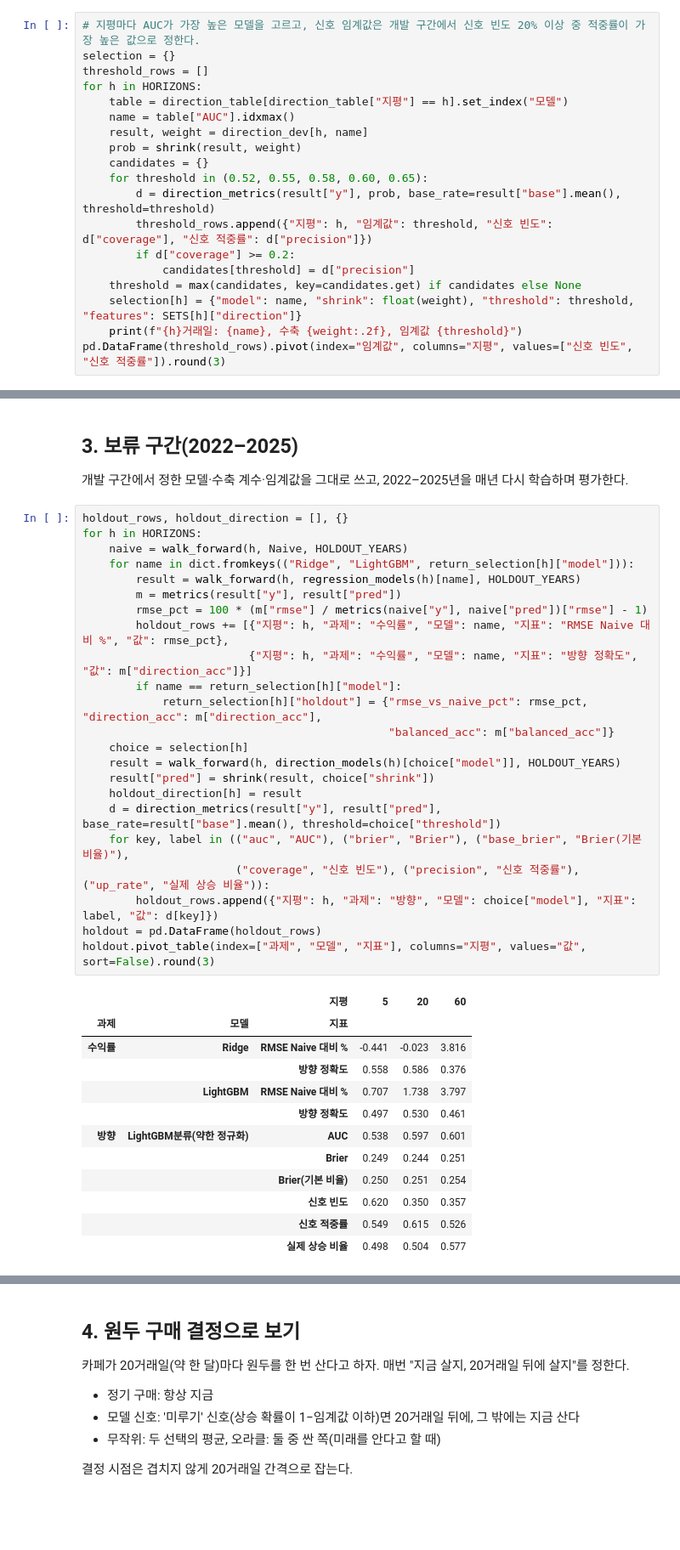
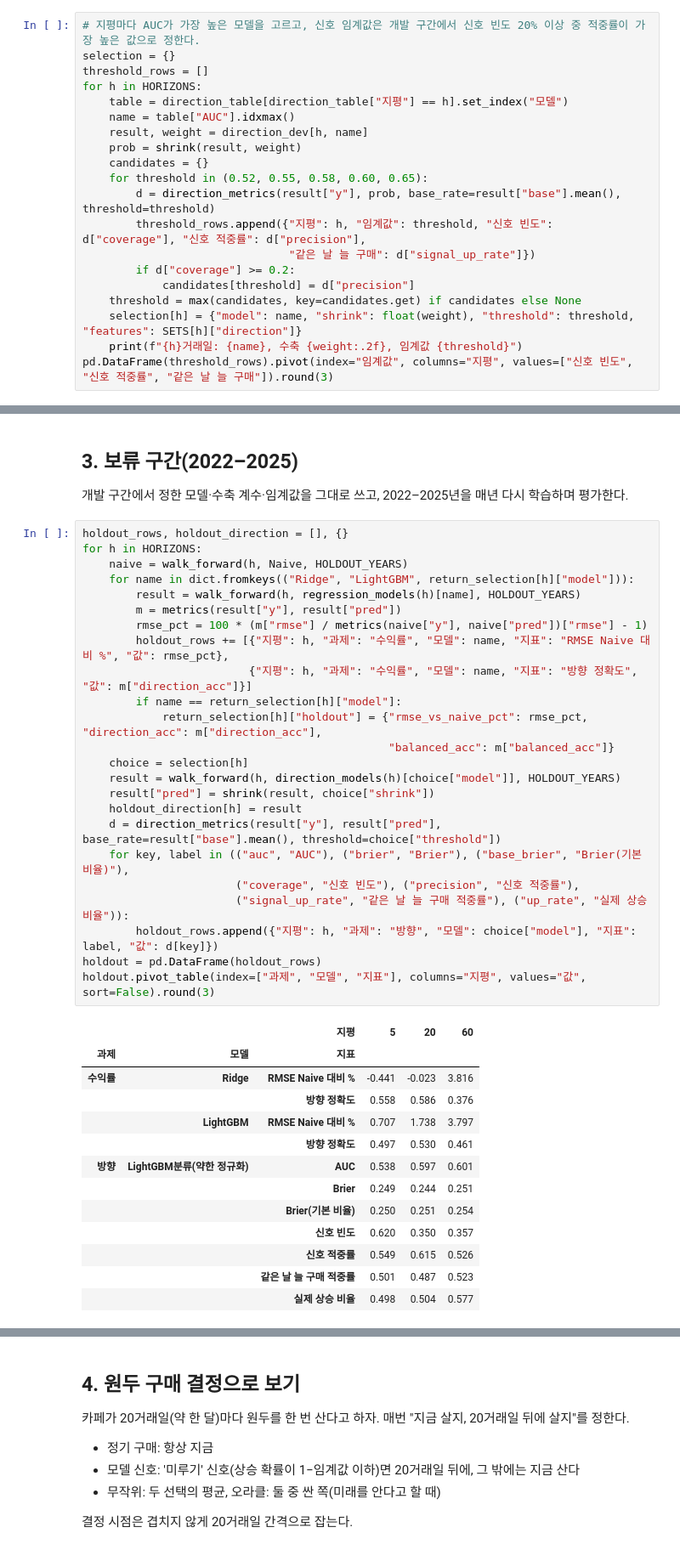
Before and after one commit to sjinie/Coffee_Price_Prediction, a Jupyter notebook: notebooks/03_return_direction.ipynb, the cells around one changed output, grey strips where cells are left out. Shown at 85% size. Saved outputs shown, nothing was run; the diff lists cells and outputs as text; blank space fills up the shorter version.

```diff
--- a/notebooks/03_return_direction.ipynb
+++ b/notebooks/03_return_direction.ipynb
@@ -210,13 +210,14 @@ for h in HORIZONS:
     candidates = {}
     for threshold in (0.52, 0.55, 0.58, 0.60, 0.65):
         d = direction_metrics(result["y"], prob, base_rate=result["base"].mean(), threshold=threshold)
-        threshold_rows.append({"지평": h, "임계값": threshold, "신호 빈도": d["coverage"], "신호 적중률": d["precision"]})
+        threshold_rows.append({"지평": h, "임계값": threshold, "신호 빈도": d["coverage"], "신호 적중률": d["precision"],
+                               "같은 날 늘 구매": d["signal_up_rate"]})
         if d["coverage"] >= 0.2:
             candidates[threshold] = d["precision"]
     threshold = max(candidates, key=candidates.get) if candidates else None
     selection[h] = {"model": name, "shrink": float(weight), "threshold": threshold, "features": SETS[h]["direction"]}
     print(f"{h}거래일: {name}, 수축 {weight:.2f}, 임계값 {threshold}")
-pd.DataFrame(threshold_rows).pivot(index="임계값", columns="지평", values=["신호 빈도", "신호 적중률"]).round(3)
+pd.DataFrame(threshold_rows).pivot(index="임계값", columns="지평", values=["신호 빈도", "신호 적중률", "같은 날 늘 구매"]).round(3)
 # %% [output]
 5거래일: LightGBM분류(약한 정규화), 수축 0.25, 임계값 0.52
 20거래일: LightGBM분류(약한 정규화), 수축 0.35, 임계값 0.58
@@ -260,34 +261,36 @@ for h in HORIZONS:
     for name in dict.fromkeys(("Ridge", "LightGBM", return_selection[h]["model"])):
         result = walk_forward(h, regression_models(h)[name], HOLDOUT_YEARS)
         m = metrics(result["y"], result["pred"])
         rmse_pct = 100 * (m["rmse"] / metrics(naive["y"], naive["pred"])["rmse"] - 1)
         holdout_rows += [{"지평": h, "과제": "수익률", "모델": name, "지표": "RMSE Naive 대비 %", "값": rmse_pct},
                          {"지평": h, "과제": "수익률", "모델": name, "지표": "방향 정확도", "값": m["direction_acc"]}]
         if name == return_selection[h]["model"]:
             return_selection[h]["holdout"] = {"rmse_vs_naive_pct": rmse_pct, "direction_acc": m["direction_acc"],
                                               "balanced_acc": m["balanced_acc"]}
     choice = selection[h]
     result = walk_forward(h, direction_models(h)[choice["model"]], HOLDOUT_YEARS)
     result["pred"] = shrink(result, choice["shrink"])
     holdout_direction[h] = result
     d = direction_metrics(result["y"], result["pred"], base_rate=result["base"].mean(), threshold=choice["threshold"])
     for key, label in (("auc", "AUC"), ("brier", "Brier"), ("base_brier", "Brier(기본 비율)"),
-                       ("coverage", "신호 빈도"), ("precision", "신호 적중률"), ("up_rate", "실제 상승 비율")):
+                       ("coverage", "신호 빈도"), ("precision", "신호 적중률"),
+                       ("signal_up_rate", "같은 날 늘 구매 적중률"), ("up_rate", "실제 상승 비율")):
         holdout_rows.append({"지평": h, "과제": "방향", "모델": choice["model"], "지표": label, "값": d[key]})
 holdout = pd.DataFrame(holdout_rows)
 holdout.pivot_table(index=["과제", "모델", "지표"], columns="지평", values="값", sort=False).round(3)
 # %% [output]
 |  |  | 지평 | 5 | 20 | 60 |
 | 과제 | 모델 | 지표 |  |  |  |
 | 수익률 | Ridge | RMSE Naive 대비 % | -0.441 | -0.023 | 3.816 |
 |  |  | 방향 정확도 | 0.558 | 0.586 | 0.376 |
 |  | LightGBM | RMSE Naive 대비 % | 0.707 | 1.738 | 3.797 |
 |  |  | 방향 정확도 | 0.497 | 0.530 | 0.461 |
 | 방향 | LightGBM분류(약한 정규화) | AUC | 0.538 | 0.597 | 0.601 |
 |  |  | Brier | 0.249 | 0.244 | 0.251 |
 |  |  | Brier(기본 비율) | 0.250 | 0.251 | 0.254 |
 |  |  | 신호 빈도 | 0.620 | 0.350 | 0.357 |
 |  |  | 신호 적중률 | 0.549 | 0.615 | 0.526 |
+|  |  | 같은 날 늘 구매 적중률 | 0.501 | 0.487 | 0.523 |
 |  |  | 실제 상승 비율 | 0.498 | 0.504 | 0.577 |
 # %% [markdown]
 서비스에 고른 수익률 모델(5·20일 LightGBM, 60일 Ridge)은 보류 구간에서도 Naive보다 RMSE가 0.7% / 1.7% / 3.8% 컸고, 방향 정확도는 50% / 53% / 38%였다. 60일 Ridge는 가격이 오른 이 기간에 하락을 짚은 날이 많았다. 반면 개발 구간에서 고르지 않은 Ridge는 5·20일에서 Naive와 거의 같거나 조금 나았다(−0.4%, −0.0%). 보류 구간 결과를 보고 모델을 바꾸면 보류 구간이 더는 보류가 아니므로 선택은 그대로 두고, 이 차이는 다음 버전에서 다시 볼 후보로 남긴다.
```
Also changed, not shown: parts of 4 cells of this notebook, 3 other files.
